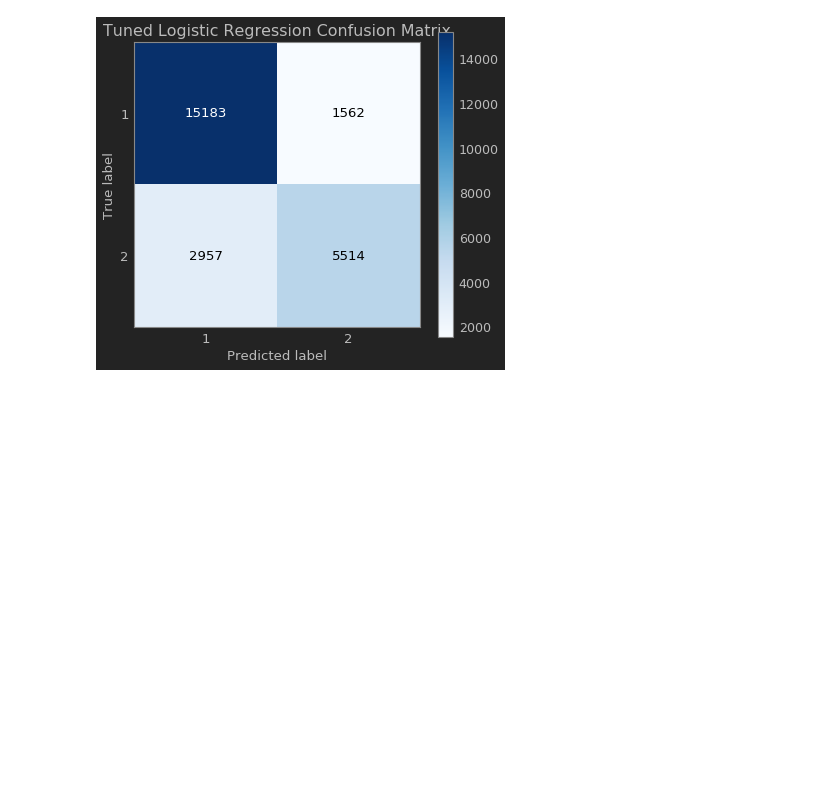
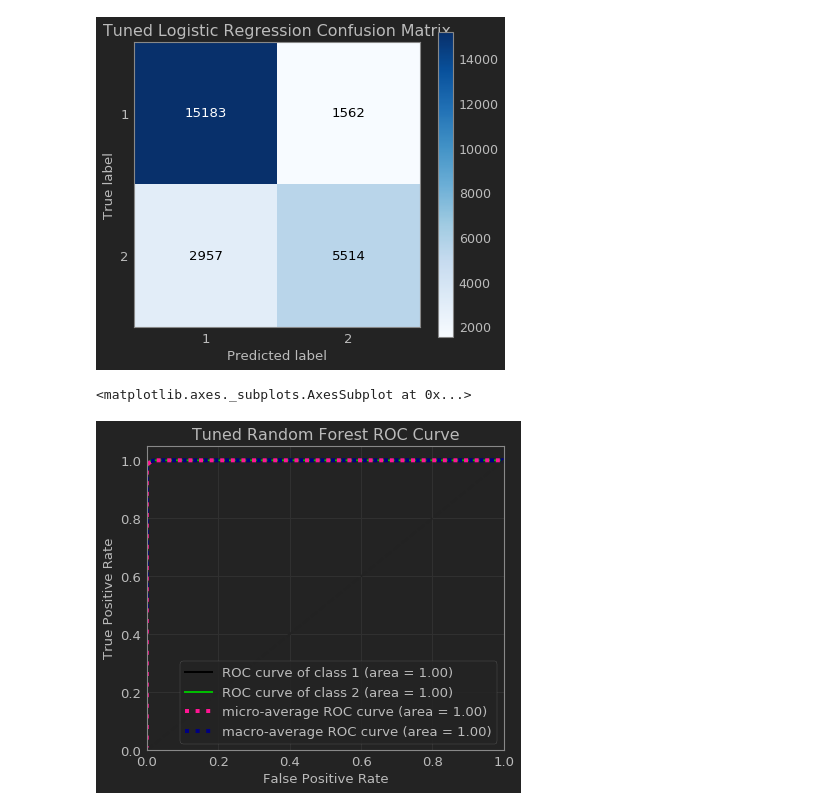
Before and after one commit to TheChanRProject/MLNS_BCI_Project, a Jupyter notebook: nb/BCI_Intra_Subject_Randomized_Search.ipynb, the cells around one changed output. Drawn from its saved outputs; the diff is of its cells as text; code cells hidden in the pictures; blank space fills up the shorter version.

```diff
--- a/nb/BCI_Intra_Subject_Randomized_Search.ipynb
+++ b/nb/BCI_Intra_Subject_Randomized_Search.ipynb
@@ -241,3 +241,20 @@ plot_confusion_matrix(Ytest, lr_rs.predict(Xtest), title="Tuned Logistic Regress
 # %% [output]
 <matplotlib.axes._subplots.AxesSubplot at 0x...>
 [figure]
+# %%
+# Cross Validated ROC Curves
+
+## Random Forest ROC Curve
+
+rf_model = RandomForestClassifier(n_estimators=1000, criterion="gini", bootstrap=False, max_depth=None)
+Xtrain2, Xval, Ytrain2, Yval = train_test_split(Xtrain, Ytrain, test_size=0.20, random_state=1000)
+rf_fit = rf_model.fit(Xtrain2, Ytrain2)
+# %%
+rf_prob = rf_fit.predict_proba(Xval)
+
+from scikitplot.metrics import plot_roc
+
+plot_roc(Yval, rf_prob, title="Tuned Random Forest ROC Curve")
+# %% [output]
+<matplotlib.axes._subplots.AxesSubplot at 0x...>
+[figure, added]
```
Also changed, not shown: parts of 4 cells of this notebook.
